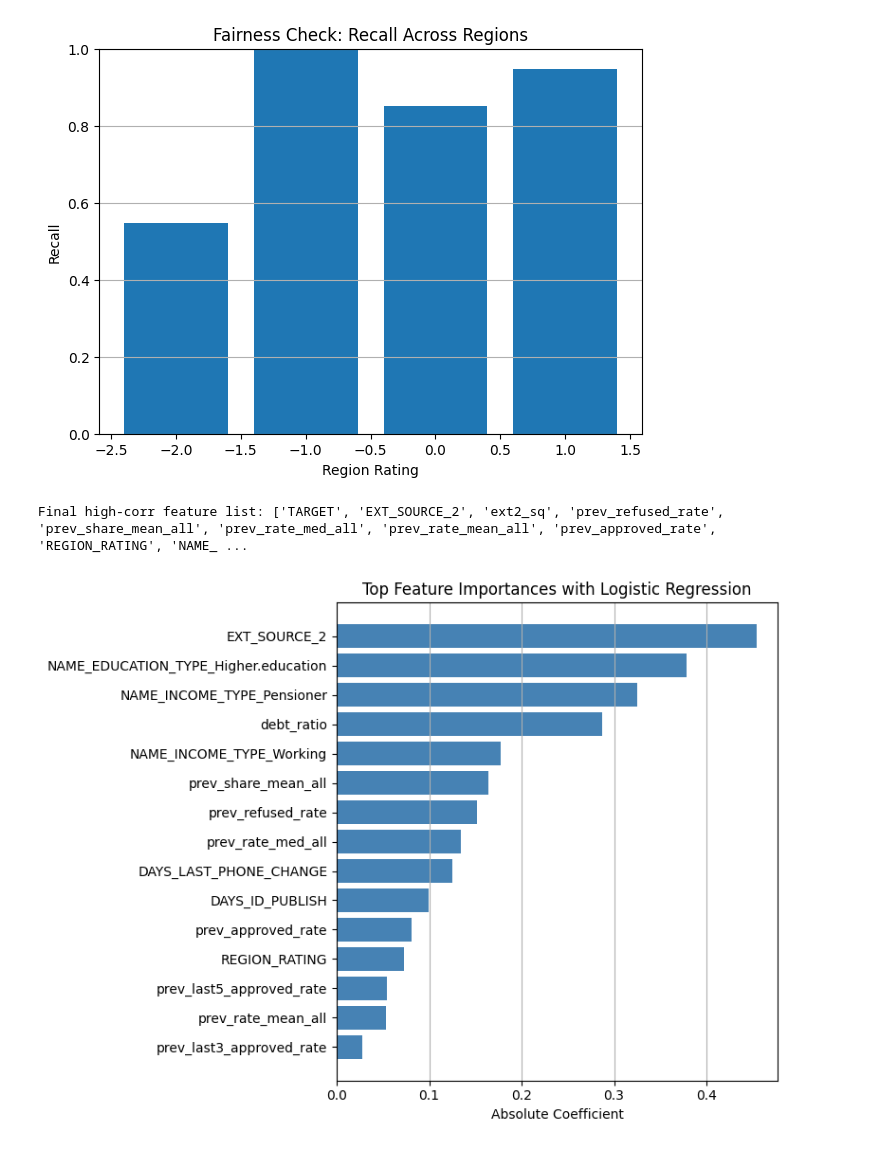
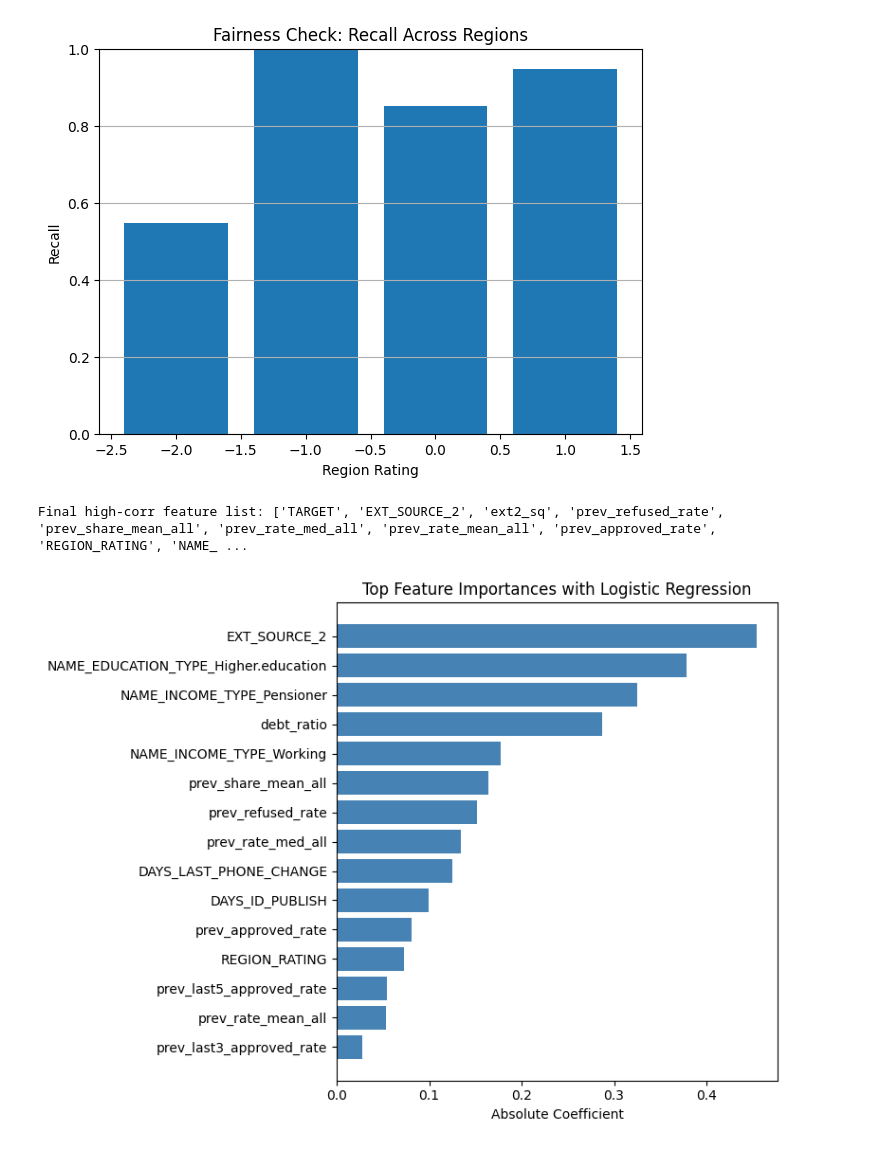
Before and after one commit to sumanth2122/403Project2, a Jupyter notebook: models.ipynb, the cells around one changed output. Saved outputs shown, nothing was run; the diff lists cells and outputs as text; code cells hidden in the pictures.

```diff
--- a/models.ipynb
+++ b/models.ipynb
@@ -1021,32 +1016,31 @@ for bad in ["CODE_GENDER_M", "CODE_GENDER_F", "DAYS_BIRTH"]:
         high_corr_features.remove(bad)
 
 print("Final high-corr feature list:", high_corr_features)
 
 train_df = train_data_stratified[high_corr_features].copy()
 val_df   = val_data_stratified[high_corr_features].copy()
 
 X_train = train_df.drop(columns=["TARGET"])
 y_train = train_df["TARGET"]
 
 log_reg.fit(X_train, y_train)
 
 coefs = log_reg.coef_[0]
 feature_names = X_train.columns.to_numpy()
 
 order = np.argsort(np.abs(coefs))[::-1]
 sorted_features = feature_names[order]
 sorted_coefs = np.abs(coefs)[order]
 
 TOP_K = 15
 
 plt.figure(figsize=(8,6))
 plt.barh(sorted_features[:TOP_K], sorted_coefs[:TOP_K], color='steelblue')
 plt.xlabel("Absolute Coefficient")
 plt.title("Top Feature Importances with Logistic Regression")
 plt.gca().invert_yaxis()
-plt.grid(axis='x')
 plt.tight_layout()
 plt.show()
 # %% [output]
 Final high-corr feature list: ['TARGET', 'EXT_SOURCE_2', 'ext2_sq', 'prev_refused_rate', 'prev_share_mean_all', 'prev_rate_med_all', 'prev_rate_mean_all', 'prev_approved_rate', 'REGION_RATING', 'NAME_ ...
-[figure, old version]
+[figure, new version]
```
Also changed, not shown: parts of 13 cells of this notebook, 1 other file.
